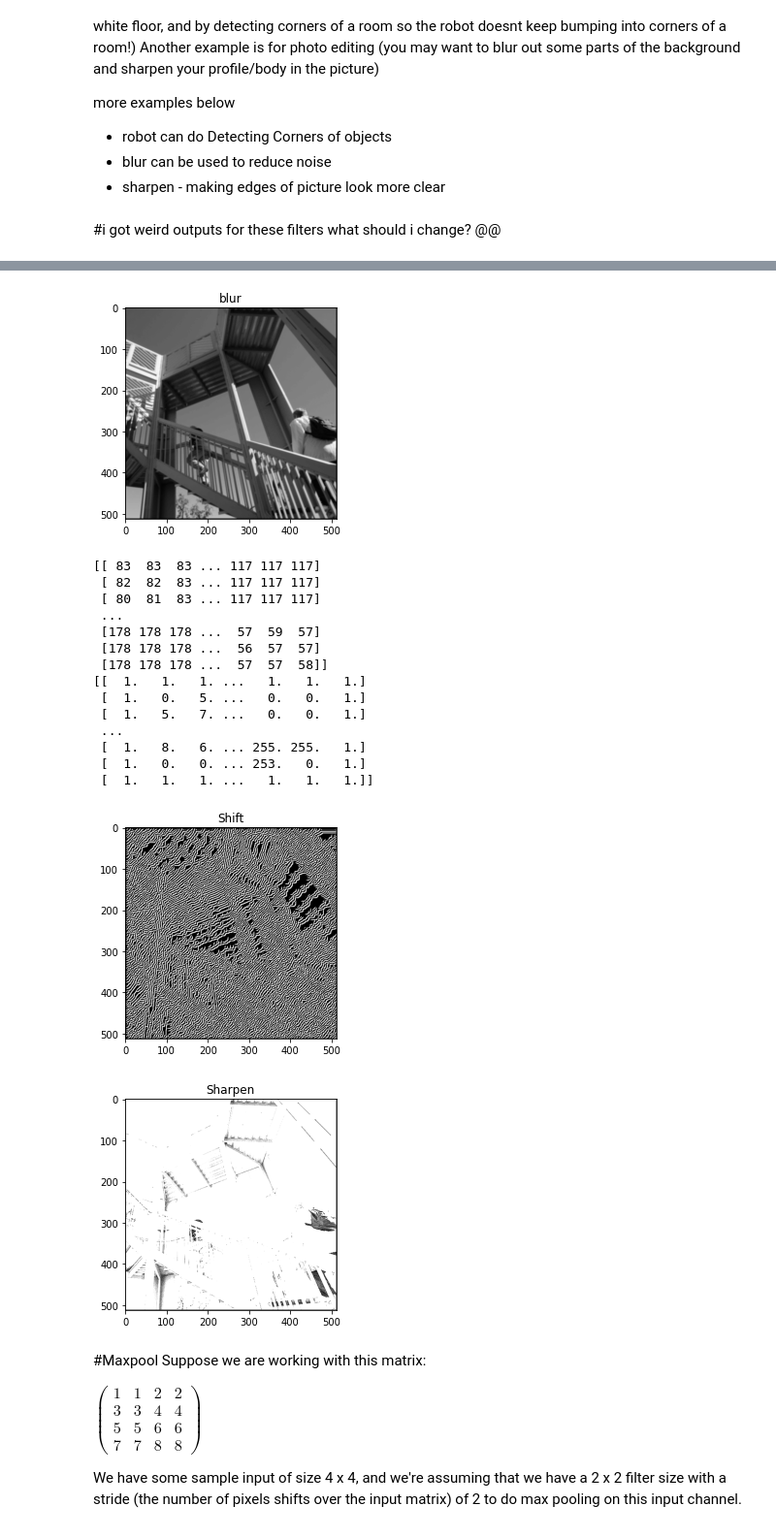
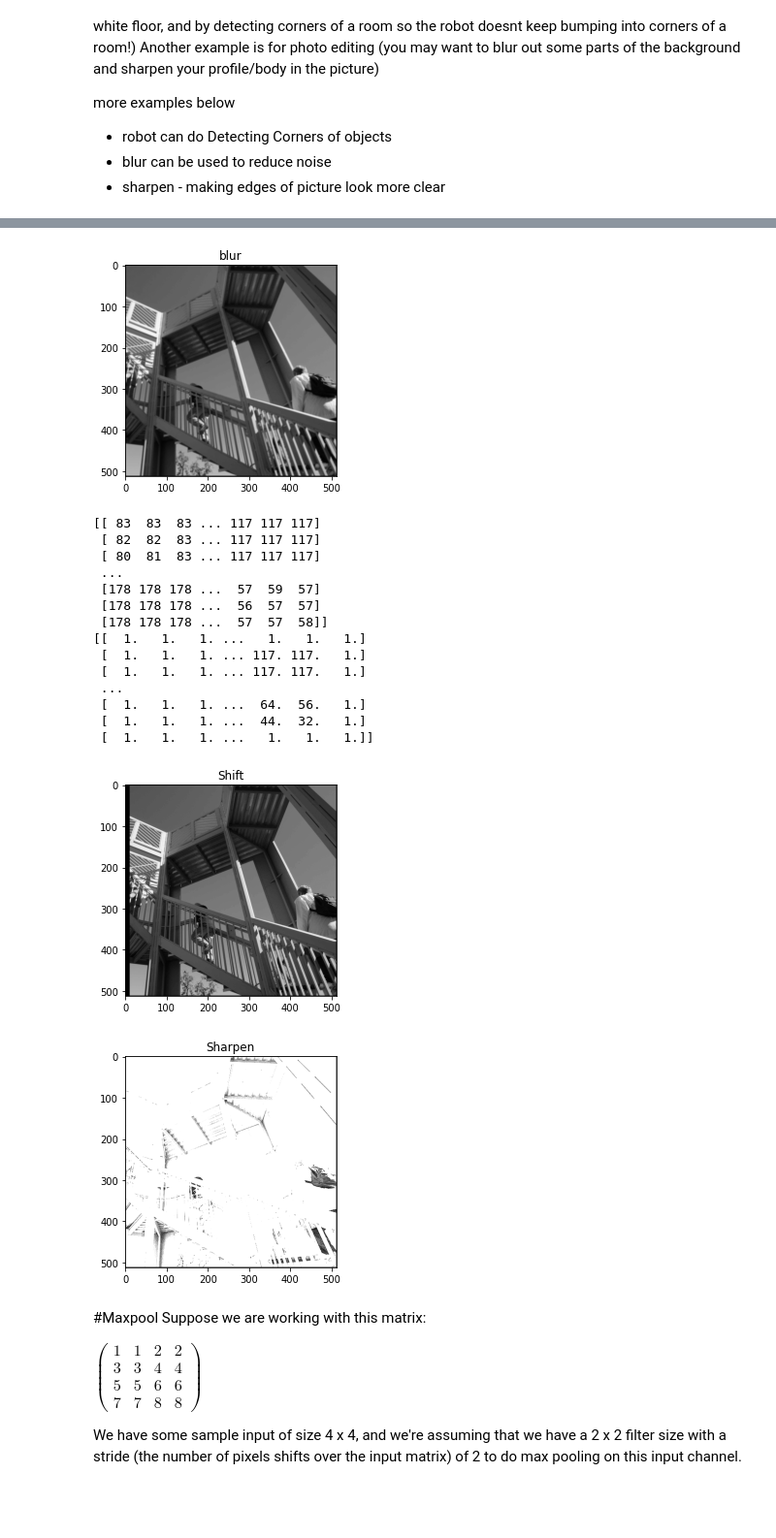
Before and after one commit to TheClassicTechno/FutureMakers2022, a Jupyter notebook: day6/Julia_Huang_of_Day_6_Introduction_to_CNNs_SV.ipynb, the cells around one changed output, grey strips where cells are left out. Shown at 97% size. Saved outputs shown, nothing was run; the diff lists cells and outputs as text; code cells hidden in the pictures; blank space fills up the shorter version.

```diff
--- a/day6/Julia_Huang_of_Day_6_Introduction_to_CNNs_SV.ipynb
+++ b/day6/Julia_Huang_of_Day_6_Introduction_to_CNNs_SV.ipynb
@@ -219,8 +219,6 @@ more examples below<br>
 - sharpen - making edges of picture look more clear
 # %%
 import math
-# %% [markdown]
-#i got weird outputs for these filters what should i change? @@
 # %%
 """ Enter your code for Question 2 here """
 #Filters
@@ -273,21 +271,17 @@ kernel_shift = np.array([[0,1,0],
                         [0,0,0],
                         [0,0,0]])
 print(img)
-img_shift = convolute(img, size_x, size_y, kernel_corner) # we might not be able to see shift by 1 pixel clearly, that's why we perform the shift numerous times
-img_shift = convolute(img_shift, size_x, size_y, kernel_corner)
-img_shift = convolute(img_shift, size_x, size_y, kernel_corner)
-img_shift = convolute(img_shift, size_x, size_y, kernel_corner)
-img_shift = convolute(img_shift, size_x, size_y, kernel_corner)
-img_shift = convolute(img_shift, size_x, size_y, kernel_corner)
-img_shift = convolute(img_shift, size_x, size_y, kernel_corner)
-img_shift = convolute(img_shift, size_x, size_y, kernel_corner)
-img_shift = convolute(img_shift, size_x, size_y, kernel_corner)
-img_shift = convolute(img_shift, size_x, size_y, kernel_corner)
-img_shift = convolute(img_shift, size_x, size_y, kernel_corner)
-img_shift = convolute(img_shift, size_x, size_y, kernel_corner)
-img_shift = convolute(img_shift, size_x, size_y, kernel_corner)
-img_shift = convolute(img_shift, size_x, size_y, kernel_corner)
-img_shift = convolute(img_shift, size_x, size_y, kernel_corner)
+img_shift = convolute(img, size_x, size_y, kernel_shift) # we might not be able to see shift by 1 pixel clearly, that's why we perform the shift numerous times
+img_shift = convolute(img_shift, size_x, size_y, kernel_shift)
+img_shift = convolute(img_shift, size_x, size_y, kernel_shift)
+img_shift = convolute(img_shift, size_x, size_y, kernel_shift)
+img_shift = convolute(img_shift, size_x, size_y, kernel_shift)
+img_shift = convolute(img_shift, size_x, size_y, kernel_shift)
+img_shift = convolute(img_shift, size_x, size_y, kernel_shift)
+img_shift = convolute(img_shift, size_x, size_y, kernel_shift)
+img_shift = convolute(img_shift, size_x, size_y, kernel_shift)
+img_shift = convolute(img_shift, size_x, size_y, kernel_shift)
+img_shift = convolute(img_shift, size_x, size_y, kernel_shift)
 
 plt.gray()
 plt.grid(False)
@@ -346,38 +340,38 @@ plt.show()
  [ 82  82  83 ... 117 117 117]
  [ 80  81  83 ... 117 117 117]
  ...
  [178 178 178 ...  57  59  57]
  [178 178 178 ...  56  57  57]
  [178 178 178 ...  57  57  58]]
 [[  1.           1.           1.         ...   1.           1.
     1.        ]
  [  1.          82.22222222  82.66666667 ... 117.         117.
     1.        ]
  [  1.          82.          82.55555556 ... 117.         117.
     1.        ]
  ...
  [  1.         177.66666667 177.66666667 ...  56.66666667  58.22222222
     1.        ]
  [  1.         178.         178.         ...  54.          57.22222222
     1.        ]
  [  1.           1.           1.         ...   1.           1.
     1.        ]]
 [figure]
 [[ 83  83  83 ... 117 117 117]
  [ 82  82  83 ... 117 117 117]
  [ 80  81  83 ... 117 117 117]
  ...
  [178 178 178 ...  57  59  57]
  [178 178 178 ...  56  57  57]
  [178 178 178 ...  57  57  58]]
 [[  1.   1.   1. ...   1.   1.   1.]
- [  1.   0.   5. ...   0.   0.   1.]
- [  1.   5.   7. ...   0.   0.   1.]
+ [  1.   1.   1. ... 117. 117.   1.]
+ [  1.   1.   1. ... 117. 117.   1.]
  ...
- [  1.   8.   6. ... 255. 255.   1.]
- [  1.   0.   0. ... 253.   0.   1.]
+ [  1.   1.   1. ...  64.  56.   1.]
+ [  1.   1.   1. ...  44.  32.   1.]
  [  1.   1.   1. ...   1.   1.   1.]]
-[figure, old version]
+[figure, new version]
 [figure]
 # %% [markdown]
 #Maxpool
```
Also changed, not shown: parts of 3 cells of this notebook.
